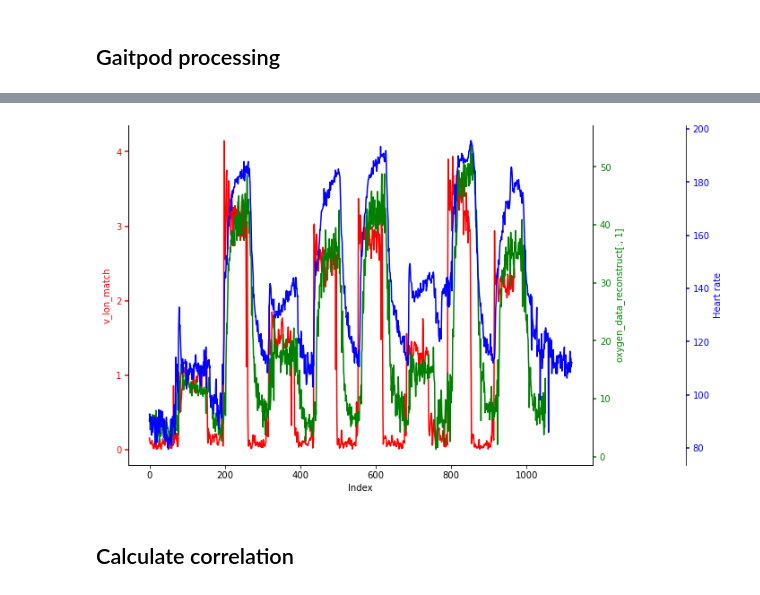
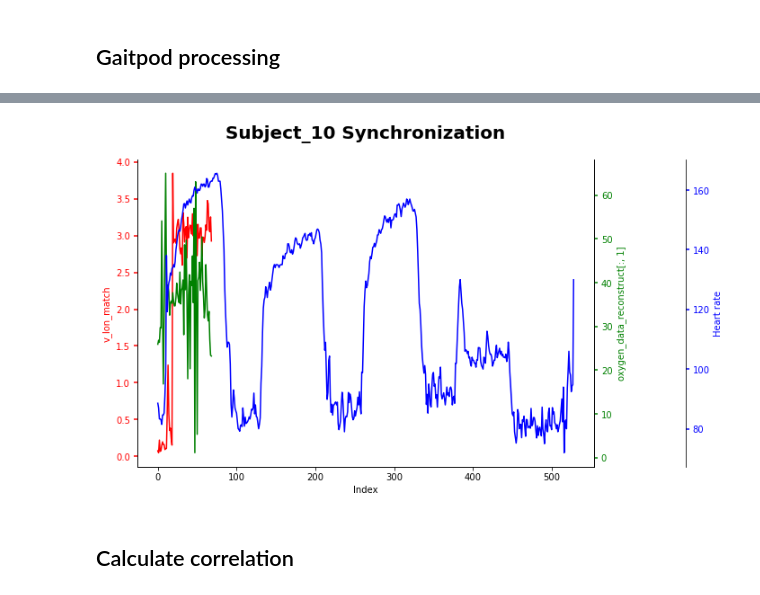
Before and after one commit to trinhgiahuy/OpenKinTest, a Jupyter notebook: 1_Neil_data_files/Neil_data_correlation_plot.ipynb, the cells around one changed output, grey strips where cells are left out. Saved outputs shown, nothing was run; the diff lists cells and outputs as text; code cells hidden in the pictures.

Commit message:
Slice subj1 and subj10 and concatenate

```diff
--- a/1_Neil_data_files/Neil_data_correlation_plot.ipynb
+++ b/1_Neil_data_files/Neil_data_correlation_plot.ipynb
@@ -3,7 +3,7 @@
 # %%
 # KHOA NOTE: Remove #4
 usedSubjects=[1,2,3,4,5,6,7,8,9,10,11,12,13,16,19,20]
-subjectID=2
+subjectID=10
 subjectID=subjectID-1
 # %%
 import matplotlib.pyplot as plt
@@ -50,9 +50,18 @@ OK002_vel_imu.mat
 # %%
 # -1 cutoff time means NaN
 # cut-off times based on measurement memos (in seconds)
+subj1_slice=80
+# +subj1_slice+325
+# +subj1_slice
 GaitPod_CutOff_Times = [565, 358, 318, 672, 700, 660, 594, 280, 533, 365, 474, 1549, 530, -1, -1, 387, -1, -1, 375, 350];
 # cut-off times based on cross-correlation of normalized VO2 and HR data (in seconds)
 HR_CutOff_Times = [519, 530, 409, 505, 450, 502, 490, 430, 528, 546, 365, 712, 401, -1, -1, 390, -1, -1, 387, 410];
+
+## CUTOFF FOR SUBJECT 1
+sliceIdx1=200
+sliceIdx2=370
+sliceIdx3=559
+sliceIdx4=750
 # %% [markdown]
 ## Define resampling time
 # %%
@@ -341,64 +486,5 @@ False
 # %%
-def make_patch_spines_invisible(ax):
-    ax.set_frame_on(True)
-    ax.patch.set_visible(False)
-    for sp in ax.spines.values():
-        sp.set_visible(False)
-
-fig, ax1 = plt.subplots(figsize=(10, 6))
-
-
-ax2 = ax1.twinx()
-ax3 = ax1.twinx()
-
-
-##============ PLOT 3 DATAS
-p1, = ax1.plot(v_lon_match, 'r', label='v_lon_match')
-p2, =ax2.plot(oxygen_sampling,'g',label='oxygen_sampling_5s')
-p3,=ax3.plot(HR_final, 'b', label='HR_sampling')
-
-
-ax1.set_xlabel('Index')
-ax1.set_ylabel('v_lon_match', color='r')
-ax1.yaxis.label.set_color(p1.get_color())
-
-# Create the second plot with secondary y-axis
-ax2.set_ylabel('oxygen_data_reconstruct[:, 1]', color='g')
-ax2.yaxis.label.set_color(p2.get_color())
-
-
-# Create the third plot with additional y-axis on the right side
-ax3.spines["right"].set_position(("axes", 1.2))
-make_patch_spines_invisible(ax3)
-ax3.spines["right"].set_visible(True)
-ax3.set_ylabel('Heart rate')
-ax3.yaxis.label.set_color(p3.get_color())
-ax3.yaxis.tick_right()
-ax3.yaxis.set_label_position('right')
-
-
-# Adjust spacing between subplots
-fig.tight_layout()
-
-# Display the legend
-# handles1, labels1 = ax1.get_legend_handles_labels()
-# handles2, labels2 = ax2.get_legend_handles_labels()
-# handles3, labels3 = ax3.get_legend_handles_labels()
-# plt.legend(handles1 + handles2 + handles3, labels1 + labels2 + labels3)
-
-# Remove the top index axis
-# ax1.tick_params(axis='x', top=False)
-
-tkw = dict(size=4, width=1.5)
-ax1.tick_params(axis='y',colors=p1.get_color(),**tkw)
-ax2.tick_params(axis='y',colors=p2.get_color(),**tkw)
-ax3.tick_params(axis='y',colors=p3.get_color(),**tkw)
-
-ax1.spines[['top']].set_visible(False)
-ax2.spines[['top']].set_visible(False)
-ax3.spines[['top']].set_visible(False)
-
-# Show the plot
-plt.show()
+if subjectID in [0,9]:
+    plot_3_data(v_lon_match_2,HR_final_2,oxygen_sampling_2)
 # %% [output]
-[figure, old version]
+[figure, new version]
```
Also changed, not shown: parts of 22 cells of this notebook.
